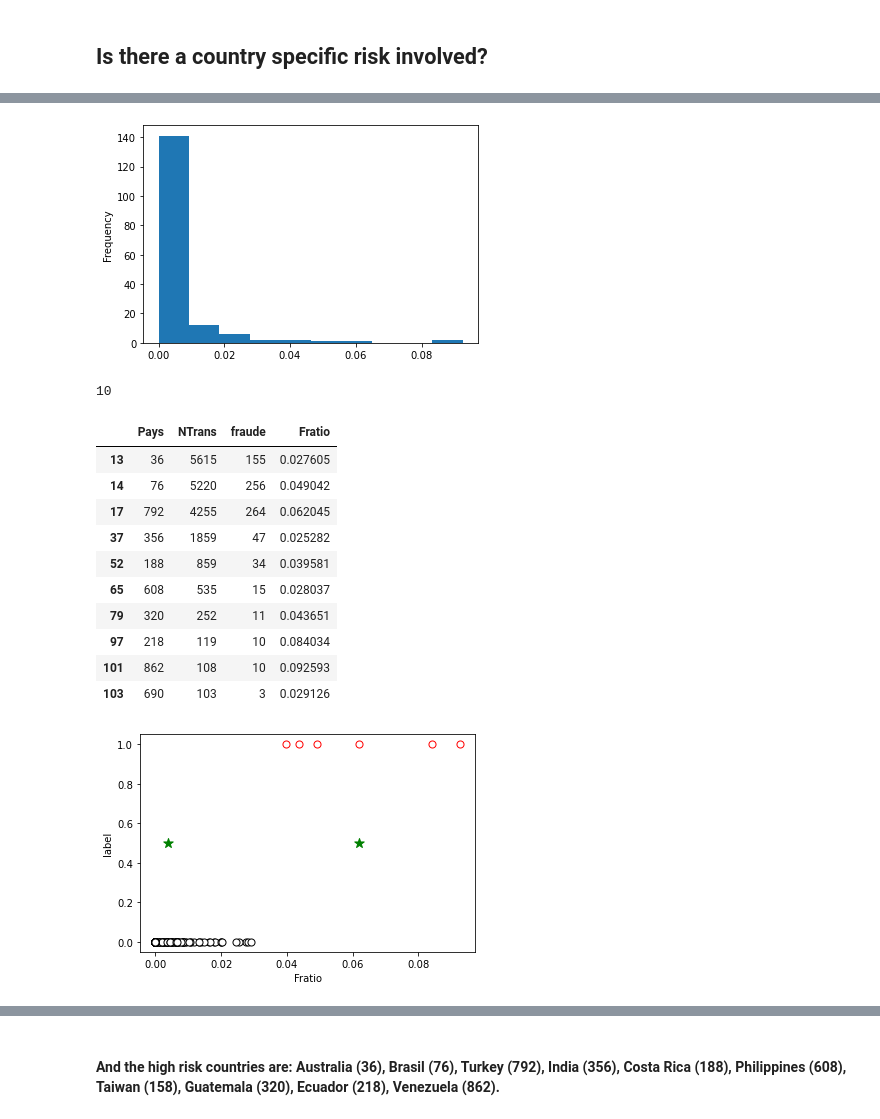
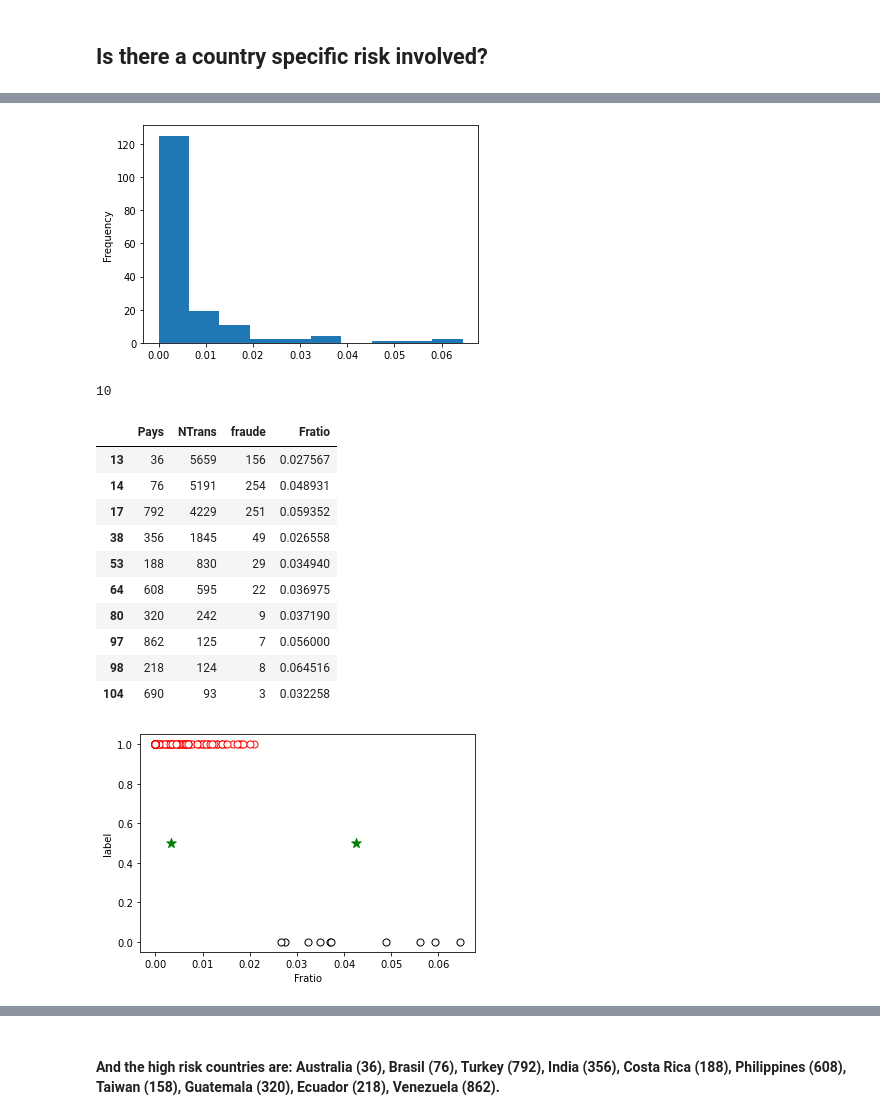
Before and after one commit to AleMax2/Scoring, a Jupyter notebook: Scoring .ipynb, the cells around one changed output, grey strips where cells are left out. Saved outputs shown, nothing was run; the diff lists cells and outputs as text; code cells hidden in the pictures.

```diff
--- a/Scoring .ipynb
+++ b/Scoring .ipynb
@@ -140,6 +143,11 @@ data["FD"] = np.where((data["FD"].isna()) & ((data["Continent"]=='Asie')|(data["
 data["FD"] = np.where((data["FD"].isna()) & (data["Continent"]=='Afrique'), 0.1582290828228, data["FD"])
 data["FD"] = np.where((data["FD"].isna()) & ((data["Continent"]=='Amérique du Nord')|(data["Continent"]=='Amérique du Sud')), 0.324424803256989, data["FD"])
 data["FD"] = np.where((data["FD"].isna()) & (data["Continent"]=='Unknown'), 0.319519817829132, data["FD"])
+# %%
+data=data.loc[data['Montant']<100000]
+data=data.loc[data['FM_Sum_3']<400000]
+data=data.loc[data['FM_Sum_6']<400000]
+data=data.loc[data['FM_Sum_12']<400000]
 # %% [markdown]
 # Division of test and train data.
 Is it necessary to do it before analysing for possible seasonalities or country risk?
@@ -185,7 +193,7 @@ cmerged = cmerged.rename(columns={"index":"Pays"})
 cmerged["Fratio"] = cmerged["fraude"]/cmerged["NTrans"]
 cmerged["Fratio"].plot(kind = 'hist');
 # %% [output]
-[figure, old version]
+[figure, new version]
 # %%
 sum(cmerged["Fratio"]>0.025)
 # %% [output]
@@ -194,24 +202,24 @@ sum(cmerged["Fratio"]>0.025)
 cmerged[(cmerged["Fratio"]>0.025)]
 # %% [output]
 |  | Pays | NTrans | fraude | Fratio |
-| 13 | 36 | 5615 | 155 | 0.027605 |
-| 14 | 76 | 5220 | 256 | 0.049042 |
-| 17 | 792 | 4255 | 264 | 0.062045 |
-| 37 | 356 | 1859 | 47 | 0.025282 |
-| 52 | 188 | 859 | 34 | 0.039581 |
-| 65 | 608 | 535 | 15 | 0.028037 |
-| 79 | 320 | 252 | 11 | 0.043651 |
-| 97 | 218 | 119 | 10 | 0.084034 |
-| 101 | 862 | 108 | 10 | 0.092593 |
-| 103 | 690 | 103 | 3 | 0.029126 |
+| 13 | 36 | 5659 | 156 | 0.027567 |
+| 14 | 76 | 5191 | 254 | 0.048931 |
+| 17 | 792 | 4229 | 251 | 0.059352 |
+| 38 | 356 | 1845 | 49 | 0.026558 |
+| 53 | 188 | 830 | 29 | 0.034940 |
+| 64 | 608 | 595 | 22 | 0.036975 |
+| 80 | 320 | 242 | 9 | 0.037190 |
+| 97 | 862 | 125 | 7 | 0.056000 |
+| 98 | 218 | 124 | 8 | 0.064516 |
+| 104 | 690 | 93 | 3 | 0.032258 |
 # %%
-kmeans = KMeans(n_clusters=2, init='random', n_init=1000)
+kmeans = KMeans(n_clusters=2)
 cmerged['label'] = kmeans.fit_predict(cmerged[['Fratio']])
 ax = cmerged[cmerged['label']==0].plot.scatter(x='Fratio', y='label', s=50, color='white', edgecolor='black')
 cmerged[cmerged['label']==1].plot.scatter(x='Fratio', y='label', s=50, color='white', ax=ax, edgecolor='red')
 plt.scatter(kmeans.cluster_centers_.ravel(), [0.5]*len(kmeans.cluster_centers_), s=100, color='green', marker='*');
 # %% [output]
-[figure, old version]
+[figure, new version]
 # %%
 cmerged[cmerged['label']==1]
 # %% [output]
```
Also changed, not shown: parts of 33 cells of this notebook.
